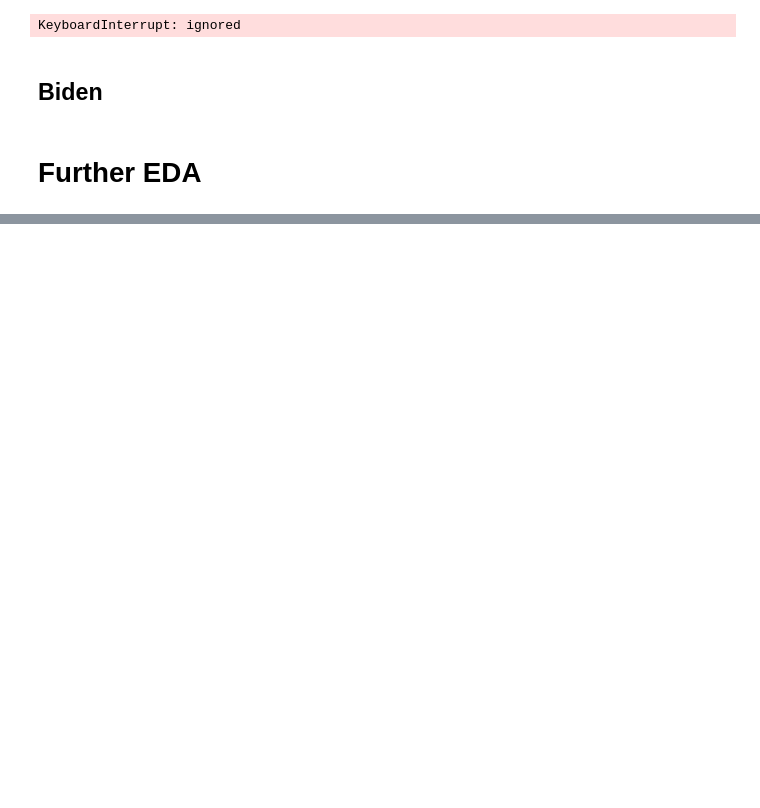
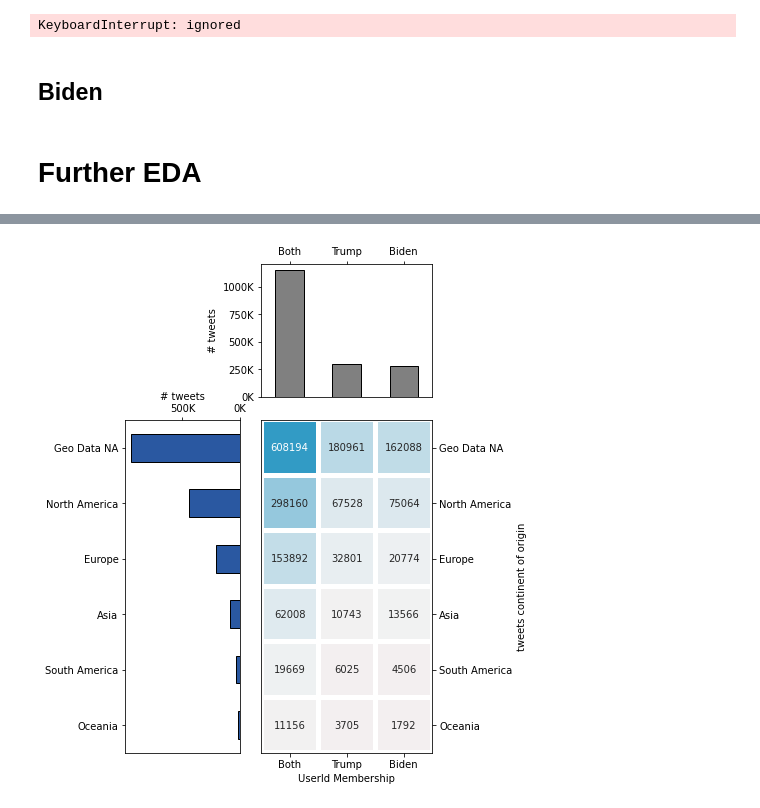
Before and after one commit to sydney-machine-learning/sentimentanalysis-USelections, a Jupyter notebook: main.ipynb, the cells around one changed output, grey strips where cells are left out. Drawn from its saved outputs; the diff is of its cells as text; code cells hidden in the pictures; blank space fills up the shorter version.

```diff
--- a/main.ipynb
+++ b/main.ipynb
@@ -238,0 +368,34 @@ plt.show()
+# %%
+fig, ax=plt.subplots(2,2, figsize=(5.5,9),
+                     gridspec_kw={'height_ratios':[2,5], 'width_ratios':[2,3], 'wspace':0.15, 'hspace':0.1})
+
+hide_ax = ax[0,0]
+hide_axes(hide_ax)
+
+hm_ax = ax[1,1]
+draw_heatmap3(contXtab.loc[contlst,userlst], hm_ax)
+hm_ax.set_xlabel('UserId Membership')
+hm_ax.set_ylabel('tweets continent of origin')
+
+bar_ax = ax[0,1]
+contXtab.loc[contlst,userlst].sum().plot.bar(ax=bar_ax, color=barcolors[7],**barstyle)
+bar_ax.set_xlabel(bar_ax.get_xlabel())
+bar_ax.xaxis.tick_top()
+bar_ax.xaxis.set_label_position("top")
+bar_ax.yaxis.set_major_formatter(formatterK1)
+bar_ax.set_ylabel('# tweets')
+bar_ax.set_xlabel('')
+
+barh_ax = ax[1,0]
+contXtab.loc[contlst,userlst].sum(axis=1)[::-1].plot.barh(ax=barh_ax, color=barcolors[4],**barstyle)
+barh_ax.yaxis.set_label_position("left")
+barh_ax.xaxis.tick_top()
+barh_ax.xaxis.set_label_position("top")
+barh_ax.xaxis.set_major_formatter(formatterK1)
+barh_ax.set_xlim(barh_ax.get_xlim()[::-1])
+barh_ax.set_xlabel('# tweets')
+barh_ax.set_ylabel('')
+
+plt.show()
+# %% [output]
+[figure, added]
```
Also changed, not shown: parts of 6 cells of this notebook.
